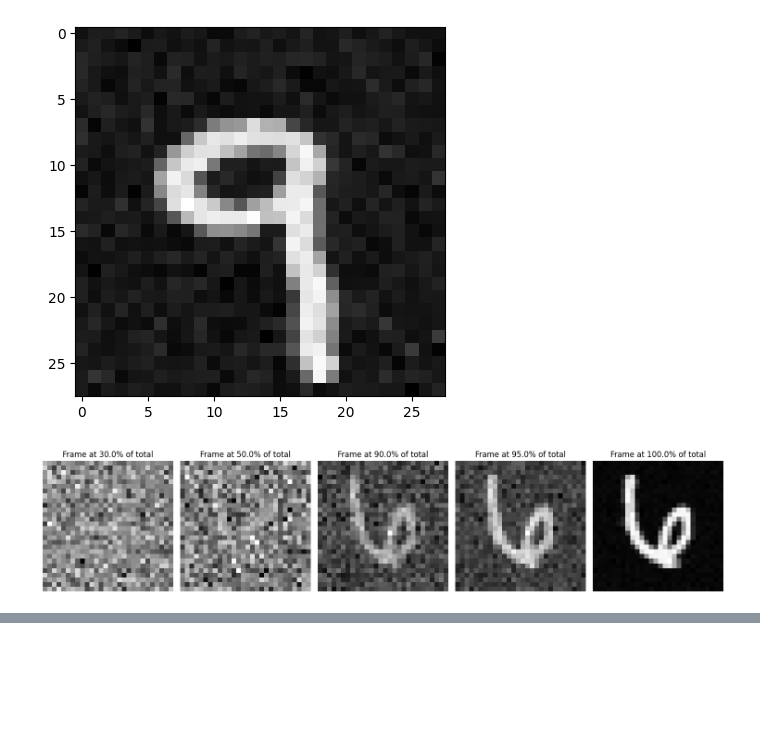
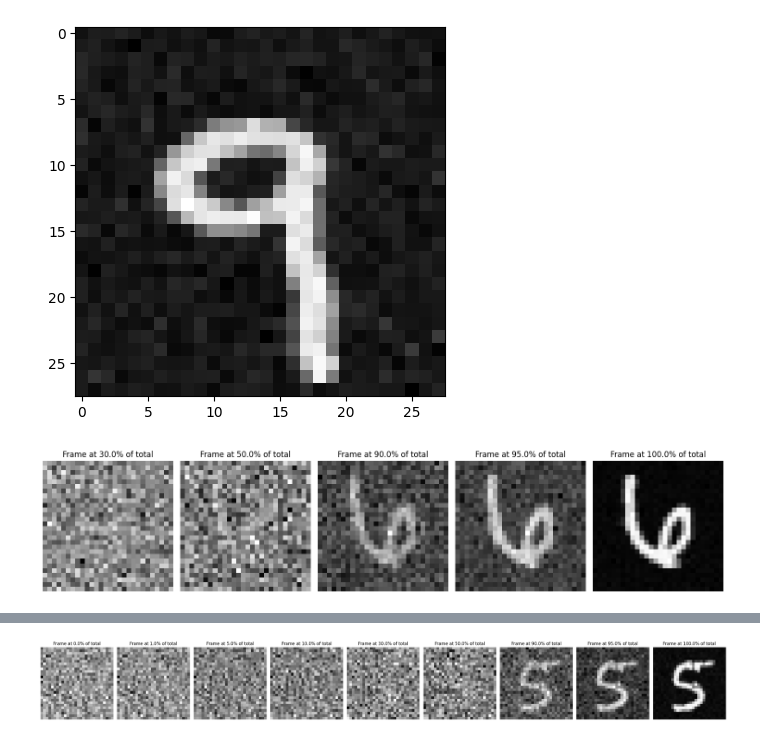
Before and after one commit to jcopo/diffuse, a Jupyter notebook: sandbox.ipynb, the cells around one changed output, grey strips where cells are left out. Drawn from its saved outputs; the diff is of its cells as text; code cells hidden in the pictures; blank space fills up the shorter version.

```diff
--- a/sandbox.ipynb
+++ b/sandbox.ipynb
@@ -182,6 +219,8 @@ for i in range(30):
 # %%
-i = 30
+i = 32
 plotter_line(res[1][0][:, i])
+# %% [output]
+[figure, added]
 # %%
 i = 49
 plt.imshow(res[0][0][i], cmap="gray")
```
Also changed, not shown: parts of 23 cells of this notebook, 3 other files.
